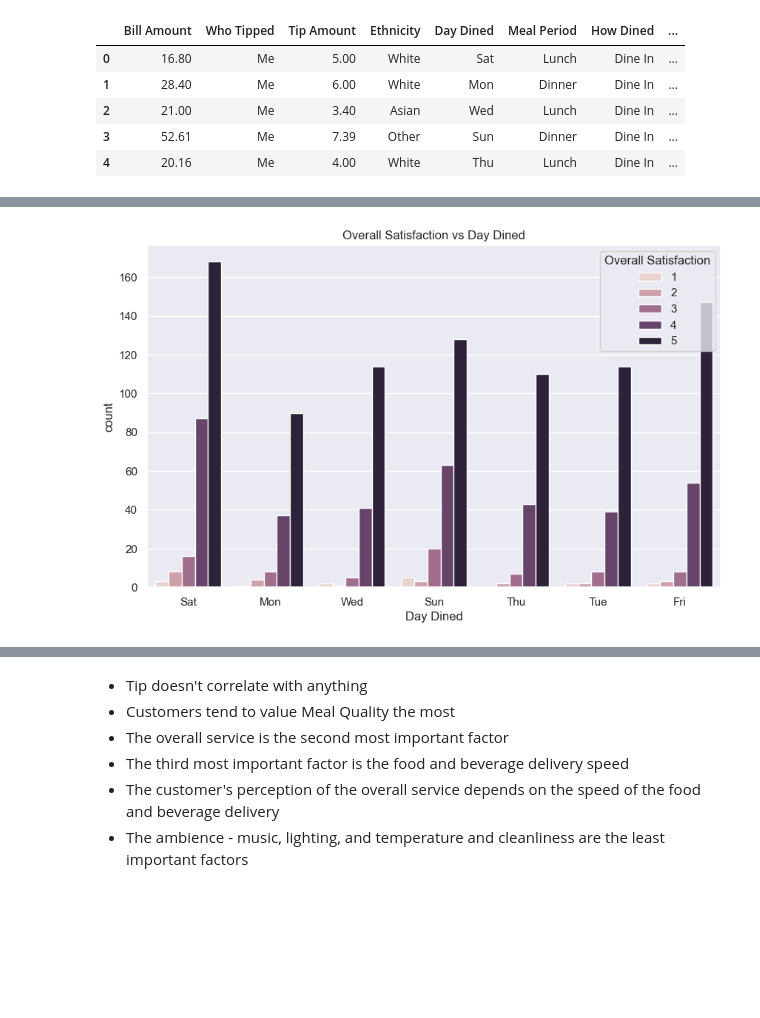
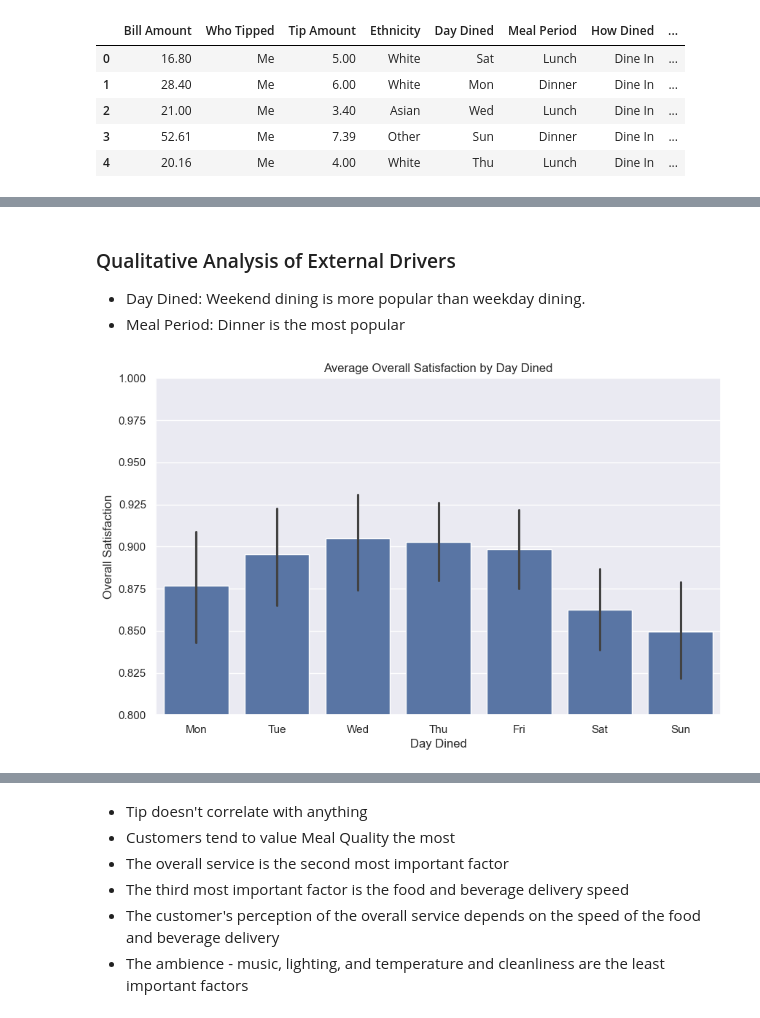
Before and after one commit to RexGalilae/conjoint-analysis-project, a Jupyter notebook: analysis.ipynb, the cells around one changed output, grey strips where cells are left out. Cells and saved outputs as stored; diff of their text form; code cells hidden in the pictures; blank space fills up the shorter version.

Commit message:
Chart everything

```diff
--- a/analysis.ipynb
+++ b/analysis.ipynb
@@ -154,3 +154,25 @@ conviction_scale_would = {
 }
 
 yes_no_scale = {'Yes': 1, 'No': 0, "Don't Remember": 0.5}
+# %%
+# Apply one-hot encoding to the 'Offered Appetizer' column with specific column names
+offered_appetizer_dummies = pd.get_dummies(df_raw['Offered Appetizer'], prefix='Offered_Appetizer')
+
+column_mapping = {
+    'Offered_Appetizer_Don\'t Remember': 'Offered_Appetizer_Dont_Remember',
+    'Offered_Appetizer_No': 'Offered_Appetizer_No',
+    'Offered_Appetizer_Yes': 'Offered_Appetizer_Yes'
+}
+
+offered_appetizer_dummies.rename(columns=column_mapping, inplace=True)
+
+df_with_dummies = pd.concat([df_raw, offered_appetizer_dummies], axis=1)
+
+# Deepcopy df_with_dummies to df
+df = df_with_dummies.copy()
+
+df['Offered_Appetizer_Dont_Remember'] = df['Offered_Appetizer_Dont_Remember'].astype(int)
+df['Offered_Appetizer_No'] = df['Offered_Appetizer_No'].astype(int)
+df['Offered_Appetizer_Yes'] = df['Offered_Appetizer_Yes'].astype(int)
+
+df.head()
@@ -157,7 +186,5 @@ yes_no_scale = {'Yes': 1, 'No': 0, "Don't Remember": 0.5}
 # %%
-# Replace the numerical values with the corresponding categorical values
-df = df_raw.copy()
-
+# Map the satisfaction and conviction scales to the respective columns
 df['Overall Satisfaction'] = df['Overall Satisfaction'].map(satisfaction_scale)
 df['Meal Quality'] = df['Meal Quality'].map(satisfaction_scale)
 df['Overall Service'] = df['Overall Service'].map(satisfaction_scale)
@@ -172,7 +199,6 @@ df['Would Recommend'] = df['Would Recommend'].map(conviction_scale_would)
 
 # Replace "Yes" and "No" with 1 and 0 respectively in the "Greeted Friendly" column
 df['Greeted Friendly'] = df['Greeted Friendly'].replace(yes_no_scale)
-df['Offered Appetizer'] = df['Offered Appetizer'].replace(yes_no_scale)
 
 # Convert the "Bill Amount" and "Tip Amount" columns to float
 df['Bill Amount'] = df['Bill Amount'].str.replace('$', '').str.replace(',', '').astype(float)
@@ -211,9 +235,17 @@ Offered Appetizer         0
 dtype: int64
+# %% [markdown]
+### Qualitative Analysis of External Drivers
+
+* Day Dined: Weekend dining is more popular than weekday dining.
+* Meal Period: Dinner is the most popular
 # %%
-# Plot "Overall Satisfaction" vs "Day Dined" as a bar plot
+# Plot a bar chart of the average "Overall Satisfaction" by "Day Dined"
 plt.figure(figsize=(10, 6))
-sns.countplot(data=df, x='Day Dined', hue='Overall Satisfaction')
-plt.title('Overall Satisfaction vs Day Dined')
+# Order the days of the week
+days = ["Mon", "Tue", "Wed", "Thu", "Fri", "Sat", "Sun"]
+sns.barplot(x='Day Dined', y='Overall Satisfaction', data=df, order=days)
+plt.ylim(0.8, 1)
+plt.title('Average Overall Satisfaction by Day Dined')
 plt.show()
 # %% [output]
-[figure, old version]
+[figure, new version]
```
Also changed, not shown: parts of 13 cells of this notebook.
